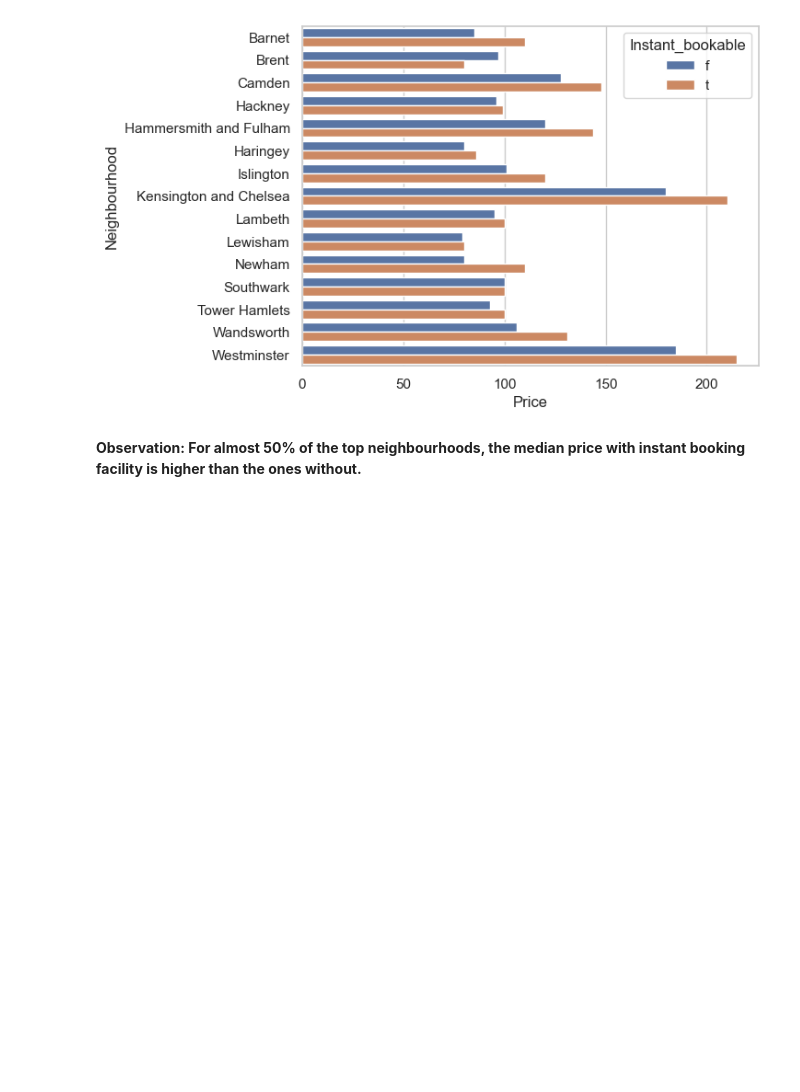
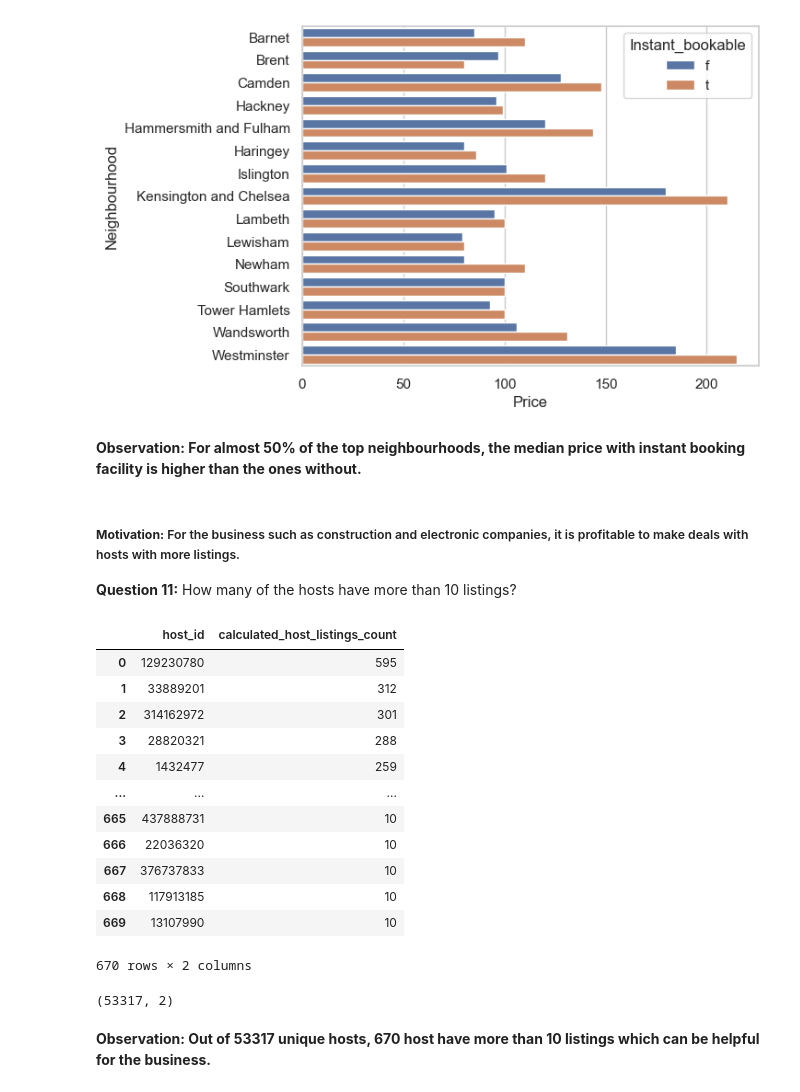
Before and after one commit to aravindkg7/Data-Science-Projects, a Jupyter notebook: Data Analysis - London BnB listings.ipynb, the cells around one changed output. Cells and saved outputs as stored; diff of their text form; code cells hidden in the pictures; blank space fills up the shorter version.

Commit message:
Analysis 11 - More than 10 listings

```diff
--- a/Data Analysis - London BnB listings.ipynb
+++ b/Data Analysis - London BnB listings.ipynb
@@ -442,3 +442,31 @@ plt.show()
 [figure]
 # %% [markdown]
 **Observation: For almost 50% of the top neighbourhoods, the median price with instant booking facility is higher than the ones without.**
+# %% [markdown]
+##### **Motivation:** For the business such as construction and electronic companies, it is profitable to make deals with hosts with more listings.
+**Question 11:** How many of the hosts have more than 10 listings?
+# %%
+data_skimmed = data[['host_id','calculated_host_listings_count']]
+data_skimmed = data_skimmed.drop_duplicates(keep='first').sort_values('calculated_host_listings_count', ascending=False).reset_index(drop=True)
+# %%
+data_skimmed[data_skimmed['calculated_host_listings_count'] >= 10]
+# %% [output]
+|  | host_id | calculated_host_listings_count |
+| 0 | 129230780 | 595 |
+| 1 | 33889201 | 312 |
+| 2 | 314162972 | 301 |
+| 3 | 28820321 | 288 |
+| 4 | 1432477 | 259 |
+| ... | ... | ... |
+| 665 | 437888731 | 10 |
+| 666 | 22036320 | 10 |
+| 667 | 376737833 | 10 |
+| 668 | 117913185 | 10 |
+| 669 | 13107990 | 10 |
+670 rows × 2 columns
+# %%
+data_skimmed.shape
+# %% [output]
+(53317, 2)
+# %% [markdown]
+**Observation: Out of 53317 unique hosts, 670 host have more than 10 listings which can be helpful for the business.**
```
